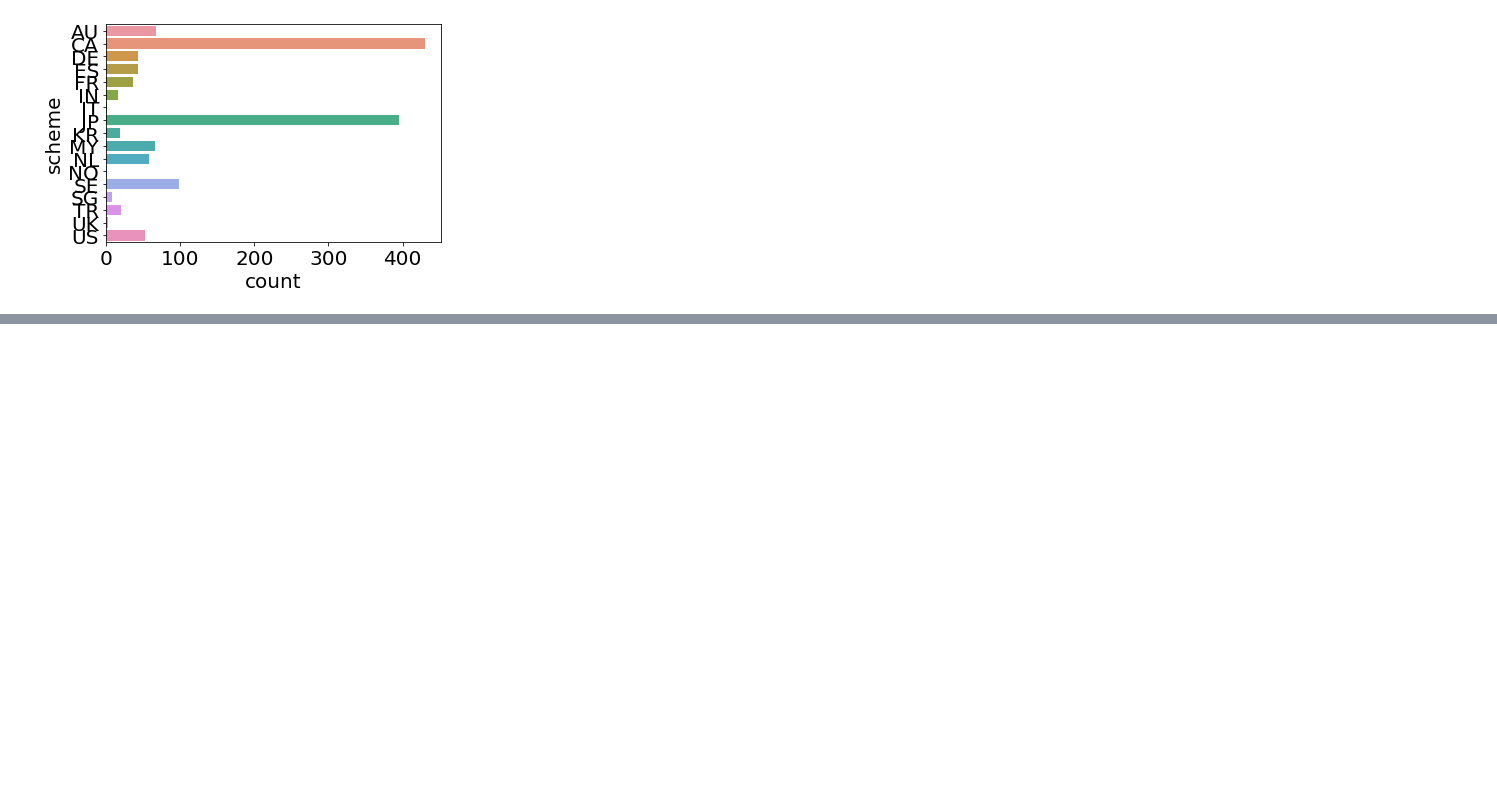
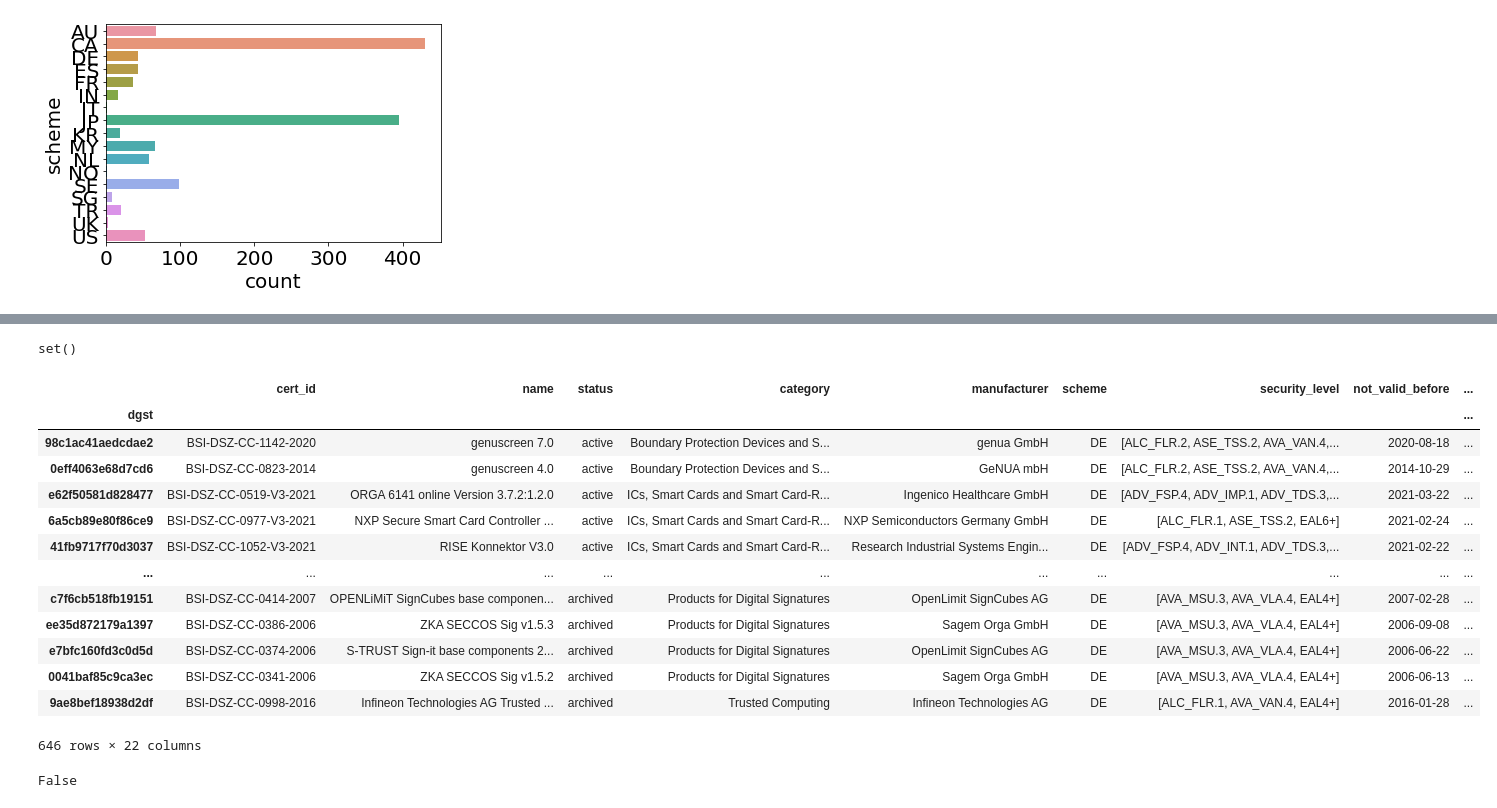
Before and after one commit to crocs-muni/sec-certs, a Jupyter notebook: notebooks/cc/dependency_analysis.ipynb, the cells around one changed output, grey strips where cells are left out. Saved outputs shown, nothing was run; the diff lists cells and outputs as text; code cells hidden in the pictures; blank space fills up the shorter version.

```diff
--- a/notebooks/cc/dependency_analysis.ipynb
+++ b/notebooks/cc/dependency_analysis.ipynb
@@ -244,0 +261,34 @@ See the caveats in the documentation: https://pandas.pydata.org/pandas-docs/stab
+# %%
+# Task - Find out which certificates are referencing each other (=crossed reference)
+from typing import Tuple, List, Set
+
+def is_already_involved(cross_reference_list: List[Tuple[str, str]], record: Tuple) -> bool:
+    return record in cross_reference_list
+
+def is_cert_affecting_other_cert(cert_to_check: str, affected_certs: Set[str]) -> bool:
+    #return affected_cert_id in cross_df[cross_df["cert_id"] == root_cert_id].iloc[0]["directly_affecting"]
+    #return affected_cert_id in cross_df.loc[cross_df["cert_id"] == root_cert_id, "directly_affecting"][0]
+    return cert_to_check in affected_certs
+
+
+cross_reference_list = []
+cross_df = df[df["cert_id"].notna()]
+count = 0
+
+for cert_id in cross_df["cert_id"]:
+    # cert_id is not affecting any certs => cannot be cross referenced
+    affected_certs = cross_df[cross_df["cert_id"] == cert_id].iloc[0]["directly_affecting"]
+    print(f"Count: {count} , Cert id: {cert_id} - affected certs {affected_certs}")
+    if not affected_certs:
+        continue
+
+    for cert_to_check_id in cross_df["cert_id"]:
+        if cert_id == cert_to_check_id:
+            continue
+
+        affected_certs_by_check_cert = affected_certs = cross_df[cross_df["cert_id"] == cert_to_check_id].iloc[0]["directly_affecting"]
+
+        if is_cert_affecting_other_cert(cert_to_check_id, affected_certs) and is_cert_affecting_other_cert(cert_id, affected_certs_by_check_cert):
+            cross_reference_list.append((cert_id, another_cert_id))
+
+print(cross_reference_list)
@@ -244,0 +313,7 @@ See the caveats in the documentation: https://pandas.pydata.org/pandas-docs/stab
+# %%
+# Task - What referenced certificates are no longer available? - (=archived - did the job I think so)
+cross_df.head()
+
+cross_df[cross_df["cert_id"] == "KECS-CR-19-70"].iloc[0]["directly_affecting"]
+# %% [output]
+set()
@@ -244,0 +330,33 @@ See the caveats in the documentation: https://pandas.pydata.org/pandas-docs/stab
+# %%
+cross_df.head()
+cross_df[cross_df["directly_affecting"] != set()]
+# %% [output]
+|  | cert_id | name | status | category | manufacturer | scheme | security_level | not_valid_before | ... |
+| dgst |  |  |  |  |  |  |  |  | ... |
+| 98c1ac41aedcdae2 | BSI-DSZ-CC-1142-2020 | genuscreen 7.0 | active | Boundary Protection Devices and S... | genua GmbH | DE | [ALC_FLR.2, ASE_TSS.2, AVA_VAN.4,... | 2020-08-18 | ... |
+| 0eff4063e68d7cd6 | BSI-DSZ-CC-0823-2014 | genuscreen 4.0 | active | Boundary Protection Devices and S... | GeNUA mbH | DE | [ALC_FLR.2, ASE_TSS.2, AVA_VAN.4,... | 2014-10-29 | ... |
+| e62f50581d828477 | BSI-DSZ-CC-0519-V3-2021 | ORGA 6141 online Version 3.7.2:1.2.0 | active | ICs, Smart Cards and Smart Card-R... | Ingenico Healthcare GmbH | DE | [ADV_FSP.4, ADV_IMP.1, ADV_TDS.3,... | 2021-03-22 | ... |
+| 6a5cb89e80f86ce9 | BSI-DSZ-CC-0977-V3-2021 | NXP Secure Smart Card Controller ... | active | ICs, Smart Cards and Smart Card-R... | NXP Semiconductors Germany GmbH | DE | [ALC_FLR.1, ASE_TSS.2, EAL6+] | 2021-02-24 | ... |
+| 41fb9717f70d3037 | BSI-DSZ-CC-1052-V3-2021 | RISE Konnektor V3.0 | active | ICs, Smart Cards and Smart Card-R... | Research Industrial Systems Engin... | DE | [ADV_FSP.4, ADV_INT.1, ADV_TDS.3,... | 2021-02-22 | ... |
+| ... | ... | ... | ... | ... | ... | ... | ... | ... | ... |
+| c7f6cb518fb19151 | BSI-DSZ-CC-0414-2007 | OPENLiMiT SignCubes base componen... | archived | Products for Digital Signatures | OpenLimit SignCubes AG | DE | [AVA_MSU.3, AVA_VLA.4, EAL4+] | 2007-02-28 | ... |
+| ee35d872179a1397 | BSI-DSZ-CC-0386-2006 | ZKA SECCOS Sig v1.5.3 | archived | Products for Digital Signatures | Sagem Orga GmbH | DE | [AVA_MSU.3, AVA_VLA.4, EAL4+] | 2006-09-08 | ... |
+| e7bfc160fd3c0d5d | BSI-DSZ-CC-0374-2006 | S-TRUST Sign-it base components 2... | archived | Products for Digital Signatures | OpenLimit SignCubes AG | DE | [AVA_MSU.3, AVA_VLA.4, EAL4+] | 2006-06-22 | ... |
+| 0041baf85c9ca3ec | BSI-DSZ-CC-0341-2006 | ZKA SECCOS Sig v1.5.2 | archived | Products for Digital Signatures | Sagem Orga GmbH | DE | [AVA_MSU.3, AVA_VLA.4, EAL4+] | 2006-06-13 | ... |
+| 9ae8bef18938d2df | BSI-DSZ-CC-0998-2016 | Infineon Technologies AG Trusted ... | archived | Trusted Computing | Infineon Technologies AG | DE | [ALC_FLR.1, AVA_VAN.4, EAL4+] | 2016-01-28 | ... |
+646 rows × 22 columns
+# %%
+# for cert_id in cross_df["cert_id"].values:
+#     for another_cert_id in cross_df["cert_id"].values:
+#         if cert_id == another_cert_id:
+#             continue
+
+#         if is_cert_affecting_other_cert(cert_id, another_cert_id) and is_cert_affecting_other_cert(another_cert_id, cert_id):
+#             cross_reference_list.append((cert_id, another_cert_id))
+
+#         break
+
+def foo(x: str):
+    return x in set()
+# %% [output]
+False
```
Also changed, not shown: parts of 14 cells of this notebook.
